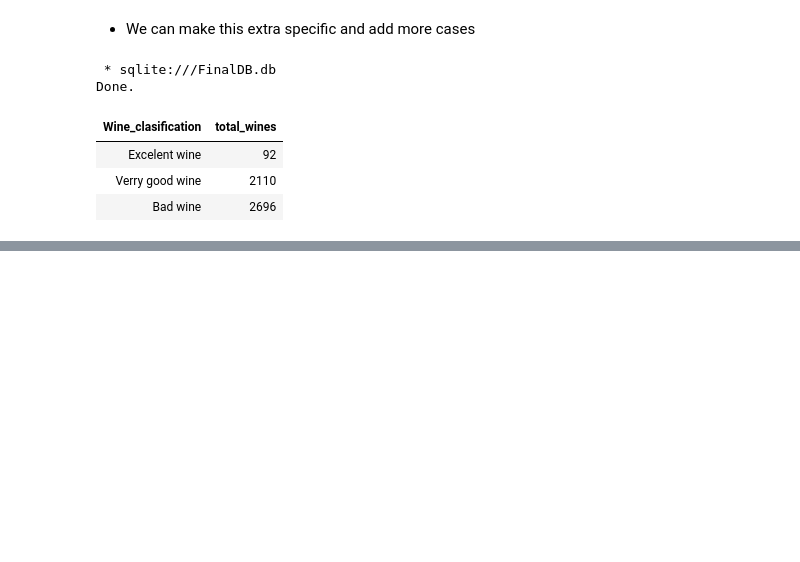
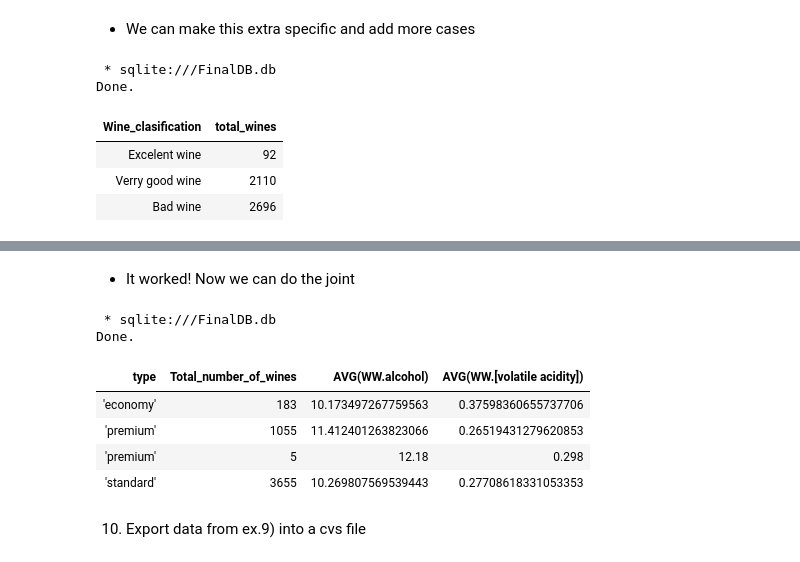
Before and after one commit to CalinP1/SQL_sandbox, a Jupyter notebook: project.ipynb, the cells around one changed output, grey strips where cells are left out. Saved outputs shown, nothing was run; the diff lists cells and outputs as text; code cells hidden in the pictures; blank space fills up the shorter version.

```diff
--- a/project.ipynb
+++ b/project.ipynb
@@ -267,0 +317,17 @@ Done.
+# %% [markdown]
+- It worked! Now we can do the joint
+# %%
+%%sql
+SELECT  WF.type, COUNT(*) as Total_number_of_wines, AVG(WW.alcohol), AVG(WW.[volatile acidity])
+from white_wine as WW JOIN wine_types as WF ON WW.quality = WF.quality
+GROUP BY WF.type
+# %% [output]
+ * sqlite:///FinalDB.db
+Done.
+| type | Total_number_of_wines | AVG(WW.alcohol) | AVG(WW.[volatile acidity]) |
+| 'economy' | 183 | 10.173497267759563 | 0.37598360655737706 |
+| 'premium' | 1055 | 11.412401263823066 | 0.26519431279620853 |
+| 'premium' | 5 | 12.18 | 0.298 |
+| 'standard' | 3655 | 10.269807569539443 | 0.27708618331053353 |
+# %% [markdown]
+10) Export data from ex.9) into a cvs file
```
Also changed, not shown: parts of 7 cells of this notebook, 3 other files.
